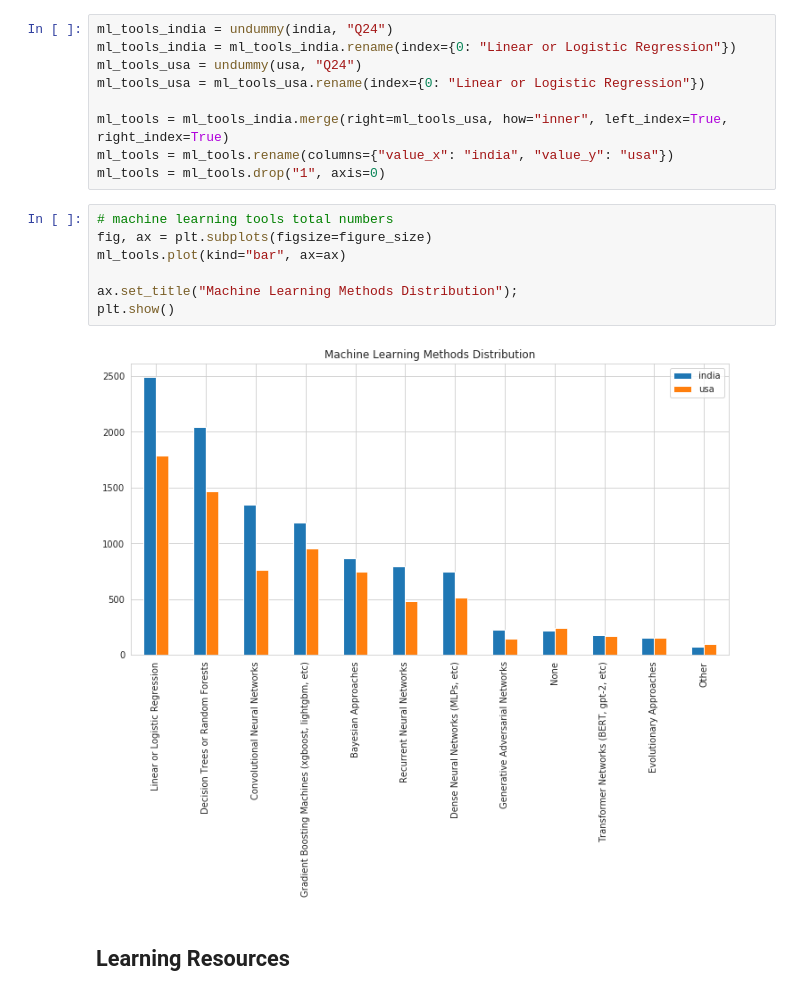
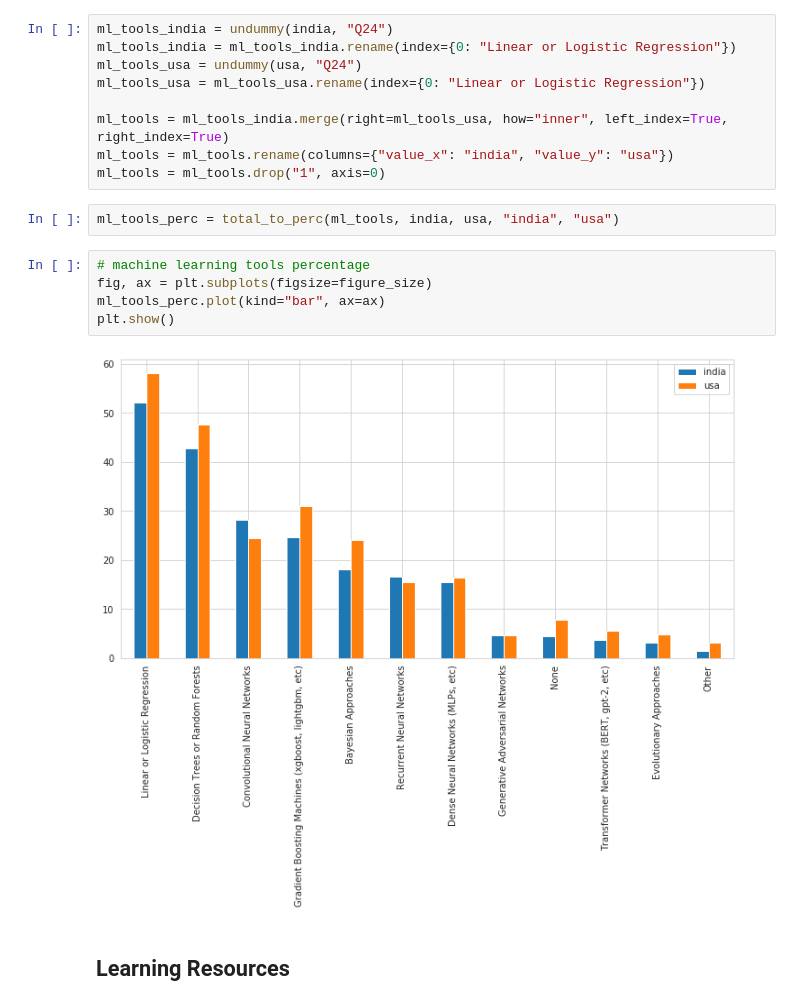
Before and after one commit to laurakah/BattleOfTheGiants, a Jupyter notebook: notebooks/main.ipynb, the cells around one changed output. Saved outputs shown, nothing was run; the diff lists cells and outputs as text.

```diff
--- a/notebooks/main.ipynb
+++ b/notebooks/main.ipynb
@@ -299,15 +399,15 @@ ml_tools_usa = ml_tools_usa.rename(index={0: "Linear or Logistic Regression"})
 ml_tools = ml_tools_india.merge(right=ml_tools_usa, how="inner", left_index=True, right_index=True)
 ml_tools = ml_tools.rename(columns={"value_x": "india", "value_y": "usa"})
 ml_tools = ml_tools.drop("1", axis=0)
+# %%
+ml_tools_perc = total_to_perc(ml_tools, india, usa, "india", "usa")
 # %%
-# machine learning tools total numbers
+# machine learning tools percentage
 fig, ax = plt.subplots(figsize=figure_size)
-ml_tools.plot(kind="bar", ax=ax)
-
-ax.set_title("Machine Learning Methods Distribution");
+ml_tools_perc.plot(kind="bar", ax=ax)
 plt.show()
 # %% [output]
-[figure, old version]
+[figure, new version]
 # %% [markdown]
 ## Learning Resources
 # %%
```
Also changed, not shown: parts of 34 cells of this notebook.
